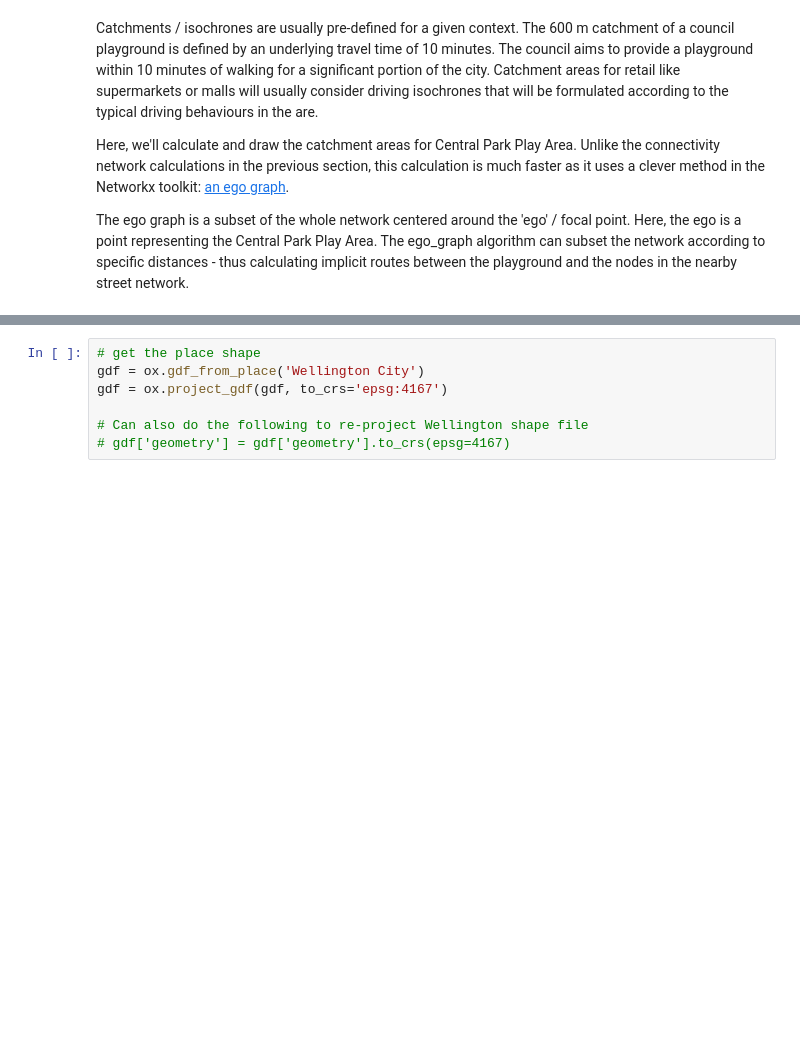
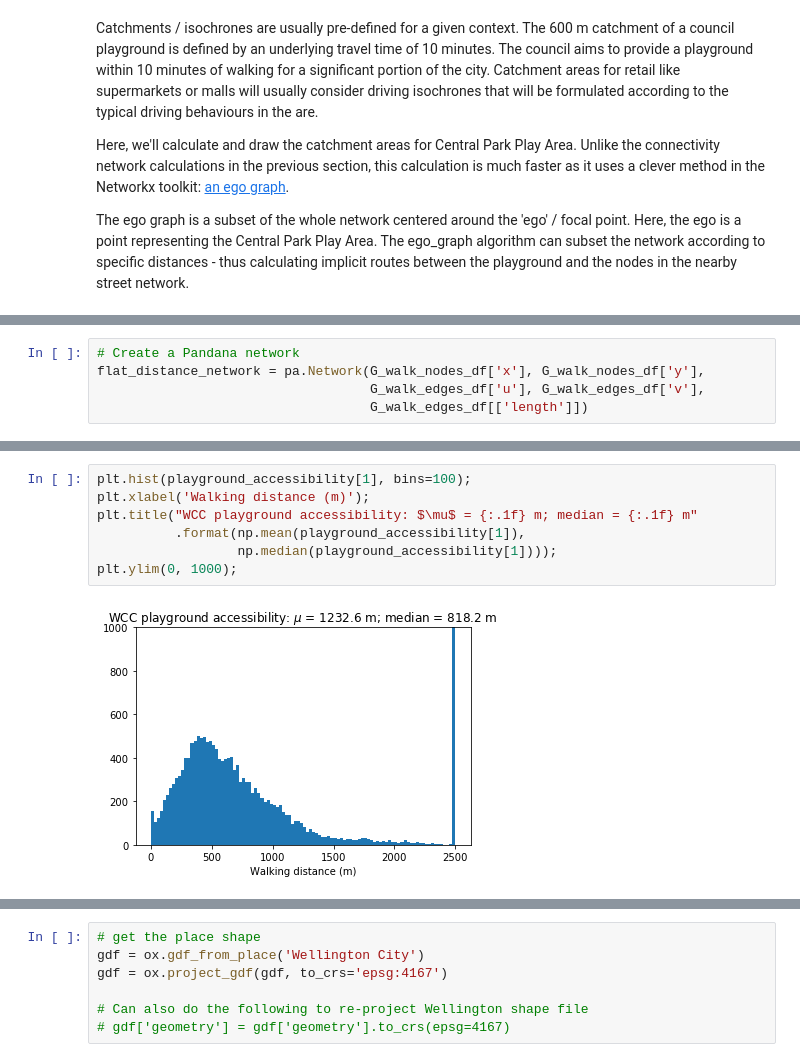
Before and after one commit to shriv/foss4g-workshop, a Jupyter notebook: notebooks/applications.ipynb, the cells around one changed output, grey strips where cells are left out. Cells and saved outputs as stored; diff of their text form; blank space fills up the shorter version.

```diff
--- a/notebooks/applications.ipynb
+++ b/notebooks/applications.ipynb
@@ -352,0 +390,5 @@ plt.colorbar(sm, ticks= trip_distances, spacing='proportional')
+# %%
+# Create a Pandana network
+flat_distance_network = pa.Network(G_walk_nodes_df['x'], G_walk_nodes_df['y'],
+                                   G_walk_edges_df['u'], G_walk_edges_df['v'],
+                                   G_walk_edges_df[['length']])
@@ -352,0 +460,9 @@ plt.colorbar(sm, ticks= trip_distances, spacing='proportional')
+# %%
+plt.hist(playground_accessibility[1], bins=100);
+plt.xlabel('Walking distance (m)');
+plt.title("WCC playground accessibility: $\mu$ = {:.1f} m; median = {:.1f} m"
+          .format(np.mean(playground_accessibility[1]),
+                  np.median(playground_accessibility[1])));
+plt.ylim(0, 1000);
+# %% [output]
+[figure, added]
```
Also changed, not shown: parts of 19 cells of this notebook.
